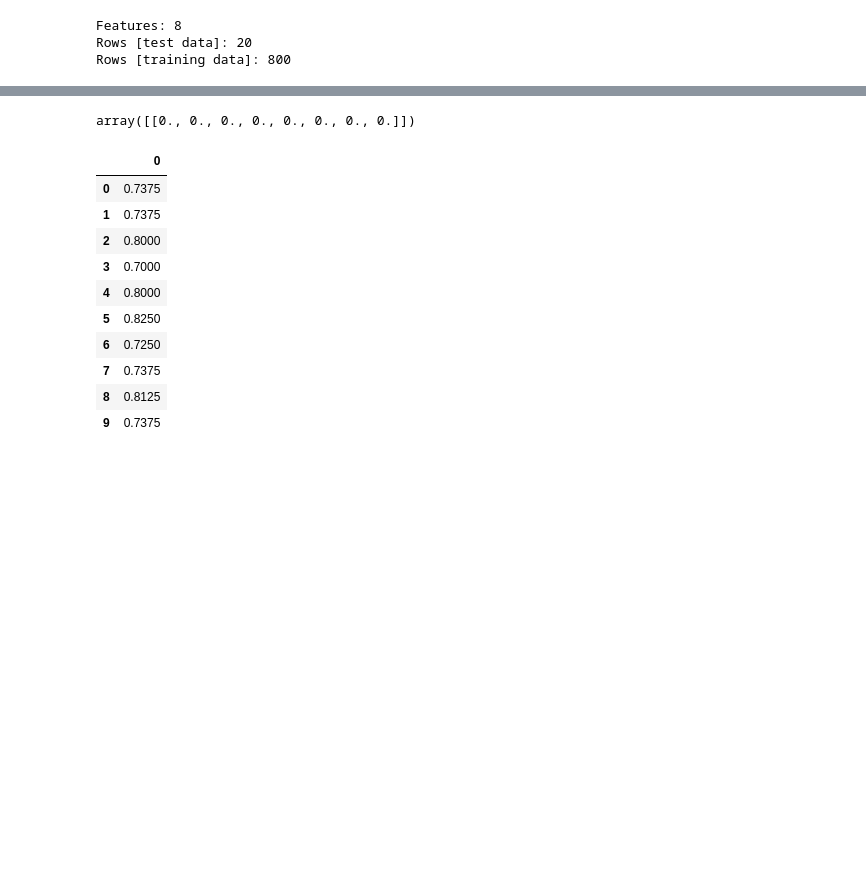
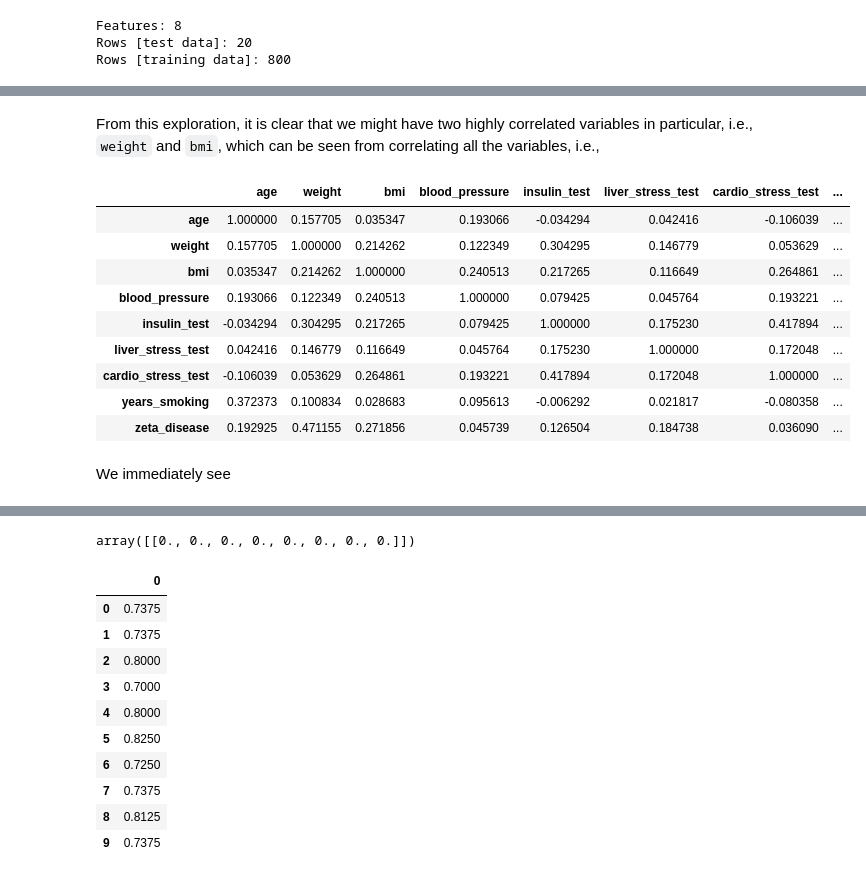
Before and after one commit to donaldRwilliams/notebook, a Jupyter notebook: notebook.ipynb, the cells around one changed output, grey strips where cells are left out. Saved outputs shown, nothing was run; the diff lists cells and outputs as text; code cells hidden in the pictures; blank space fills up the shorter version.

```diff
--- a/notebook.ipynb
+++ b/notebook.ipynb
@@ -42,0 +81,18 @@ Rows [training data]: 800
+# %% [markdown]
+From this exploration, it is clear that we might have two highly correlated variables in particular, i.e., `weight` and `bmi`, which can be seen
+from correlating all the variables, i.e.,
+# %%
+training_data.corr()
+# %% [output]
+|  | age | weight | bmi | blood_pressure | insulin_test | liver_stress_test | cardio_stress_test | ... |
+| age | 1.000000 | 0.157705 | 0.035347 | 0.193066 | -0.034294 | 0.042416 | -0.106039 | ... |
+| weight | 0.157705 | 1.000000 | 0.214262 | 0.122349 | 0.304295 | 0.146779 | 0.053629 | ... |
+| bmi | 0.035347 | 0.214262 | 1.000000 | 0.240513 | 0.217265 | 0.116649 | 0.264861 | ... |
+| blood_pressure | 0.193066 | 0.122349 | 0.240513 | 1.000000 | 0.079425 | 0.045764 | 0.193221 | ... |
+| insulin_test | -0.034294 | 0.304295 | 0.217265 | 0.079425 | 1.000000 | 0.175230 | 0.417894 | ... |
+| liver_stress_test | 0.042416 | 0.146779 | 0.116649 | 0.045764 | 0.175230 | 1.000000 | 0.172048 | ... |
+| cardio_stress_test | -0.106039 | 0.053629 | 0.264861 | 0.193221 | 0.417894 | 0.172048 | 1.000000 | ... |
+| years_smoking | 0.372373 | 0.100834 | 0.028683 | 0.095613 | -0.006292 | 0.021817 | -0.080358 | ... |
+| zeta_disease | 0.192925 | 0.471155 | 0.271856 | 0.045739 | 0.126504 | 0.184738 | 0.036090 | ... |
+# %% [markdown]
+We immediately see
```
Also changed, not shown: parts of 9 cells of this notebook.
